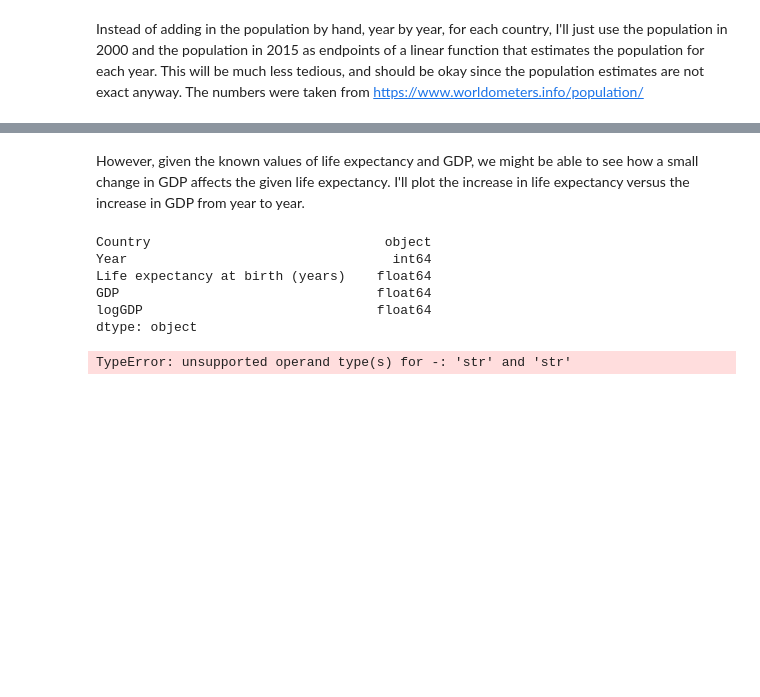
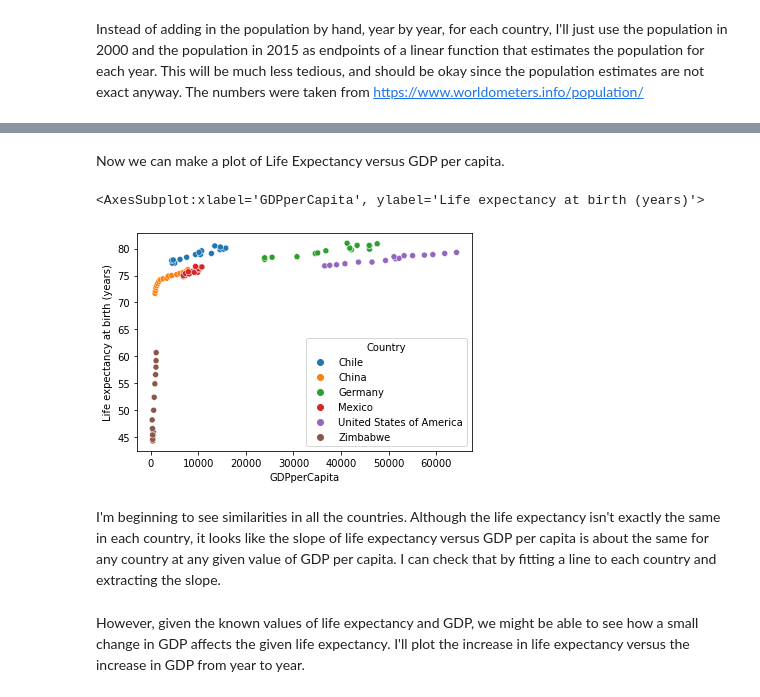
Before and after one commit to jaredjay91/Life-Expectancy-and-GDP, a Jupyter notebook: life_expectancy_gdp.ipynb, the cells around one changed output, grey strips where cells are left out. Saved outputs shown, nothing was run; the diff lists cells and outputs as text; code cells hidden in the pictures; blank space fills up the shorter version.

```diff
--- a/life_expectancy_gdp.ipynb
+++ b/life_expectancy_gdp.ipynb
@@ -90,5 +90,14 @@ Zimbabwe_pop_2015 = 13814629
 
 pops_2000 = [Chile_pop_2000, China_pop_2000, Germany_pop_2000, Mexico_pop_2000, USA_pop_2000, Zimbabwe_pop_2000]
 pops_2015 = [Chile_pop_2015, China_pop_2015, Germany_pop_2015, Mexico_pop_2015, USA_pop_2000, Zimbabwe_pop_2015]
-# %%
-def getGDPperCapita(country):
+# %%
+def getGDPperCapita(country, year, GDP):
+    index = list_of_countries.tolist().index(country)
+    pop_2000 = pops_2000[index]
+    pop_2015 = pops_2015[index]
+    pop_thisyear = pop_2000 + (pop_2015-pop_2000)/15 * (year-2000)
+    GDPperCapita = GDP/pop_thisyear
+    return GDPperCapita
+# %%
+df['GDPperCapita'] = df.apply(lambda row : getGDPperCapita(row['Country'], row['Year'], row['GDP']), axis = 1)
+df.head(10)
@@ -95,3 +116,12 @@ def getGDPperCapita(country):
+# %% [markdown]
+Now we can make a plot of Life Expectancy versus GDP per capita.
+# %%
+sns.scatterplot(x='GDPperCapita', y='Life expectancy at birth (years)', data=df, hue='Country')
+# %% [output]
+<AxesSubplot:xlabel='GDPperCapita', ylabel='Life expectancy at birth (years)'>
+[figure, added]
+# %% [markdown]
+I'm beginning to see similarities in all the countries. Although the life expectancy isn't exactly the same in each country, it looks like the slope of life expectancy versus GDP per capita is about the same for any country at any given value of GDP per capita. I can check that by fitting a line to each country and extracting the slope.
 # %% [markdown]
 However, given the known values of life expectancy and GDP, we might be able to see how a small change in GDP affects the given life expectancy. I'll plot the increase in life expectancy versus the increase in GDP from year to year.
 # %%
@@ -104,13 +134,0 @@ df_Zimbabwe = df[df.Country == 'Zimbabwe']
-# %%
-df_Chile.dtypes
-# %% [output]
-Country                              object
-Year                                  int64
-Life expectancy at birth (years)    float64
-GDP                                 float64
-logGDP                              float64
-dtype: object
-# %%
-df_Chile.set_index('GDP').diff()
-# %% [output]
-TypeError: unsupported operand type(s) for -: 'str' and 'str'
```
Also changed, not shown: parts of 19 cells of this notebook.
